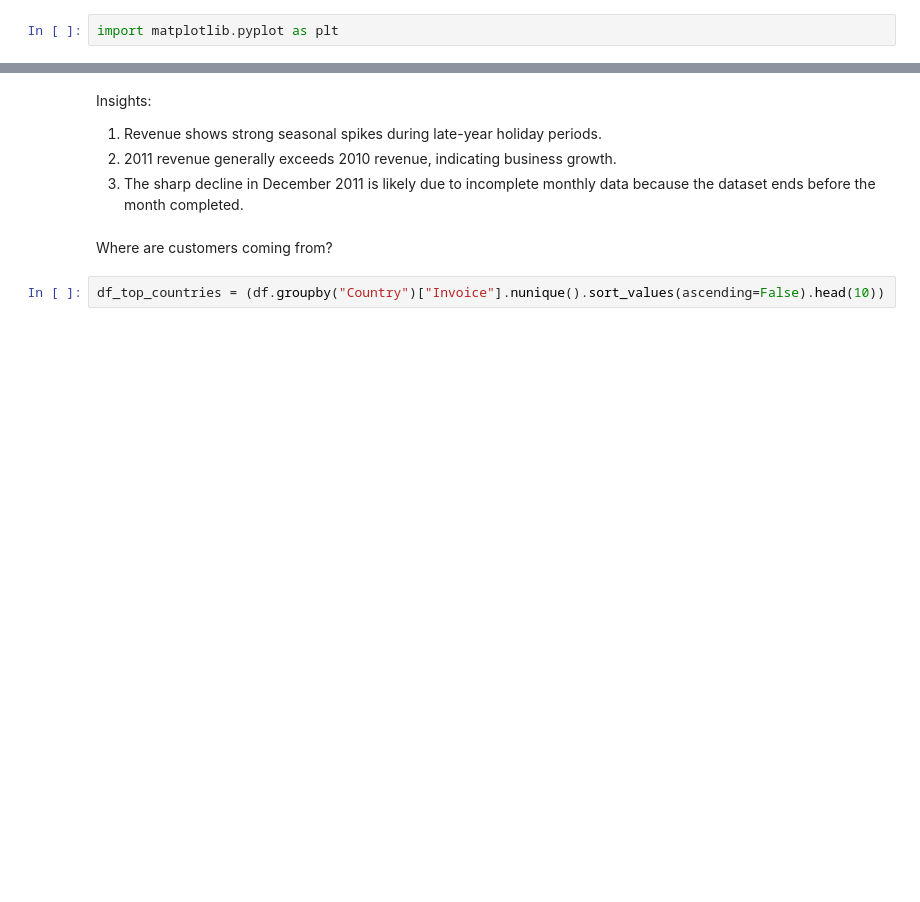
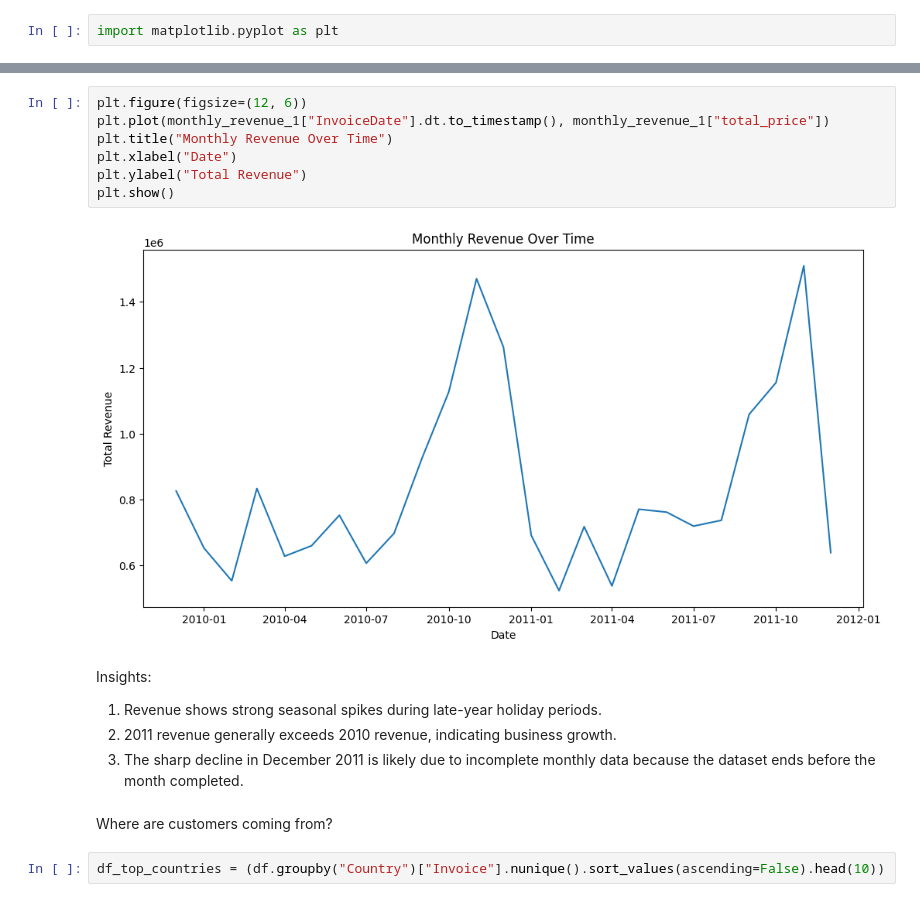
Before and after one commit to devansh00777/retailiq, a Jupyter notebook: notebooks/1_data_prep.ipynb, the cells around one changed output, grey strips where cells are left out. Saved outputs shown, nothing was run; the diff lists cells and outputs as text; blank space fills up the shorter version.

```diff
--- a/notebooks/1_data_prep.ipynb
+++ b/notebooks/1_data_prep.ipynb
@@ -114,3 +132,12 @@ plt.show()
+# %%
+plt.figure(figsize=(12, 6))
+plt.plot(monthly_revenue_1["InvoiceDate"].dt.to_timestamp(), monthly_revenue_1["total_price"])
+plt.title("Monthly Revenue Over Time")
+plt.xlabel("Date")
+plt.ylabel("Total Revenue")
+plt.show()
+# %% [output]
+[figure, added]
 # %% [markdown]
 Insights:
 1. Revenue shows strong seasonal spikes during late-year holiday periods.
```
Also changed, not shown: parts of 25 cells of this notebook, 1 other file.
